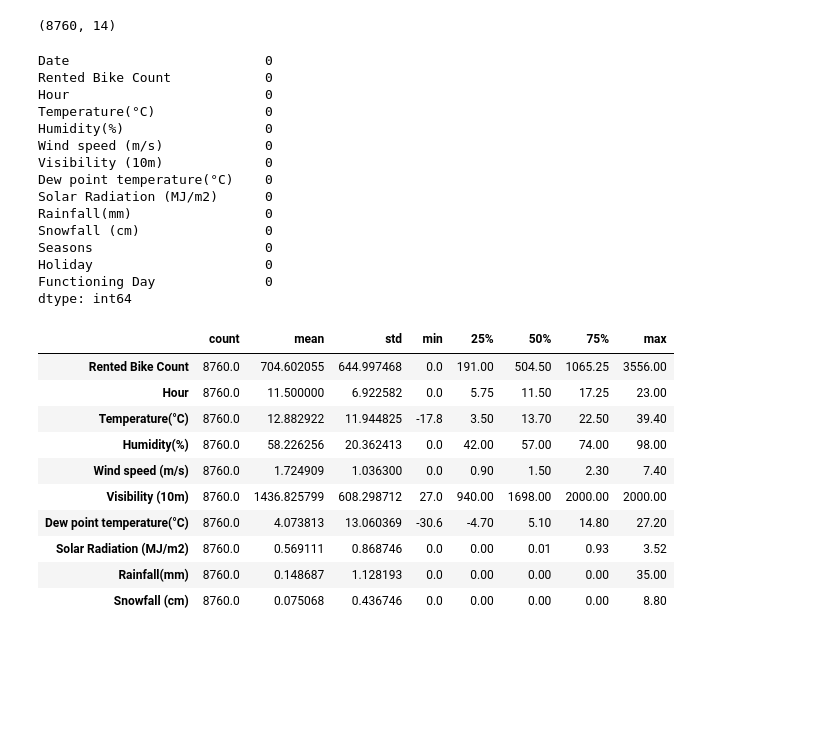
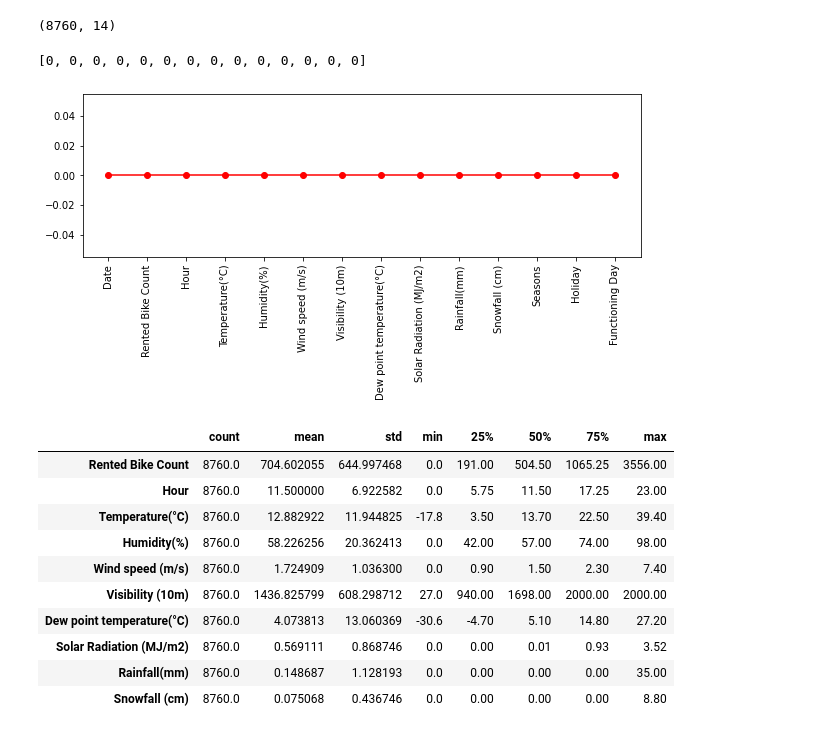
Before and after one commit to mohammadkaifee/Seoul-Bike-Sharing-Demand-Prediction, a Jupyter notebook: Bike_Sharing_Demand_Prediction_Capstone_Project.ipynb, the cells around one changed output. Drawn from its saved outputs; the diff is of its cells as text; code cells hidden in the pictures; blank space fills up the shorter version.

```diff
--- a/Bike_Sharing_Demand_Prediction_Capstone_Project.ipynb
+++ b/Bike_Sharing_Demand_Prediction_Capstone_Project.ipynb
@@ -114,24 +114,19 @@ memory usage: 958.2+ KB
 df.shape
 # %% [output]
 (8760, 14)
-# %%
-df.isna().sum()
-# %% [output]
-Date                         0
-Rented Bike Count            0
-Hour                         0
-Temperature(°C)              0
-Humidity(%)                  0
-Wind speed (m/s)             0
-Visibility (10m)             0
-Dew point temperature(°C)    0
-Solar Radiation (MJ/m2)      0
-Rainfall(mm)                 0
-Snowfall (cm)                0
-Seasons                      0
-Holiday                      0
-Functioning Day              0
-dtype: int64
+# %%
+a=df.isna().sum()
+b=[i for i in a]
+b
+# %% [output]
+[0, 0, 0, 0, 0, 0, 0, 0, 0, 0, 0, 0, 0, 0]
+# %%
+plt.figure(figsize=(10,3))
+plt.plot(df.columns,b, '-ro')
+plt.xticks(rotation = 90)
+plt.show()
+# %% [output]
+[figure, added]
 # %%
 # Data Description
 df.describe().transpose()
```
Also changed, not shown: parts of 9 cells of this notebook.
